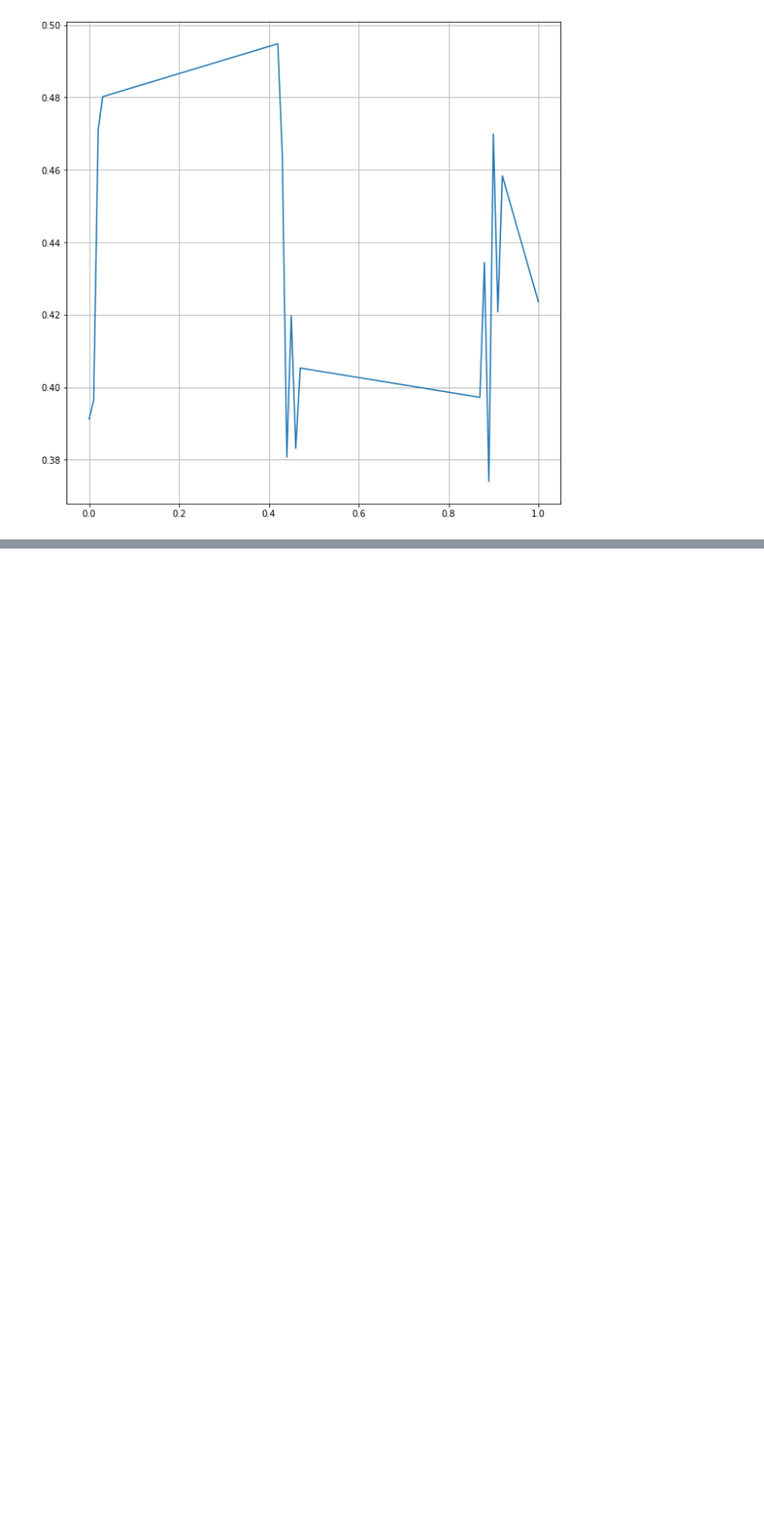
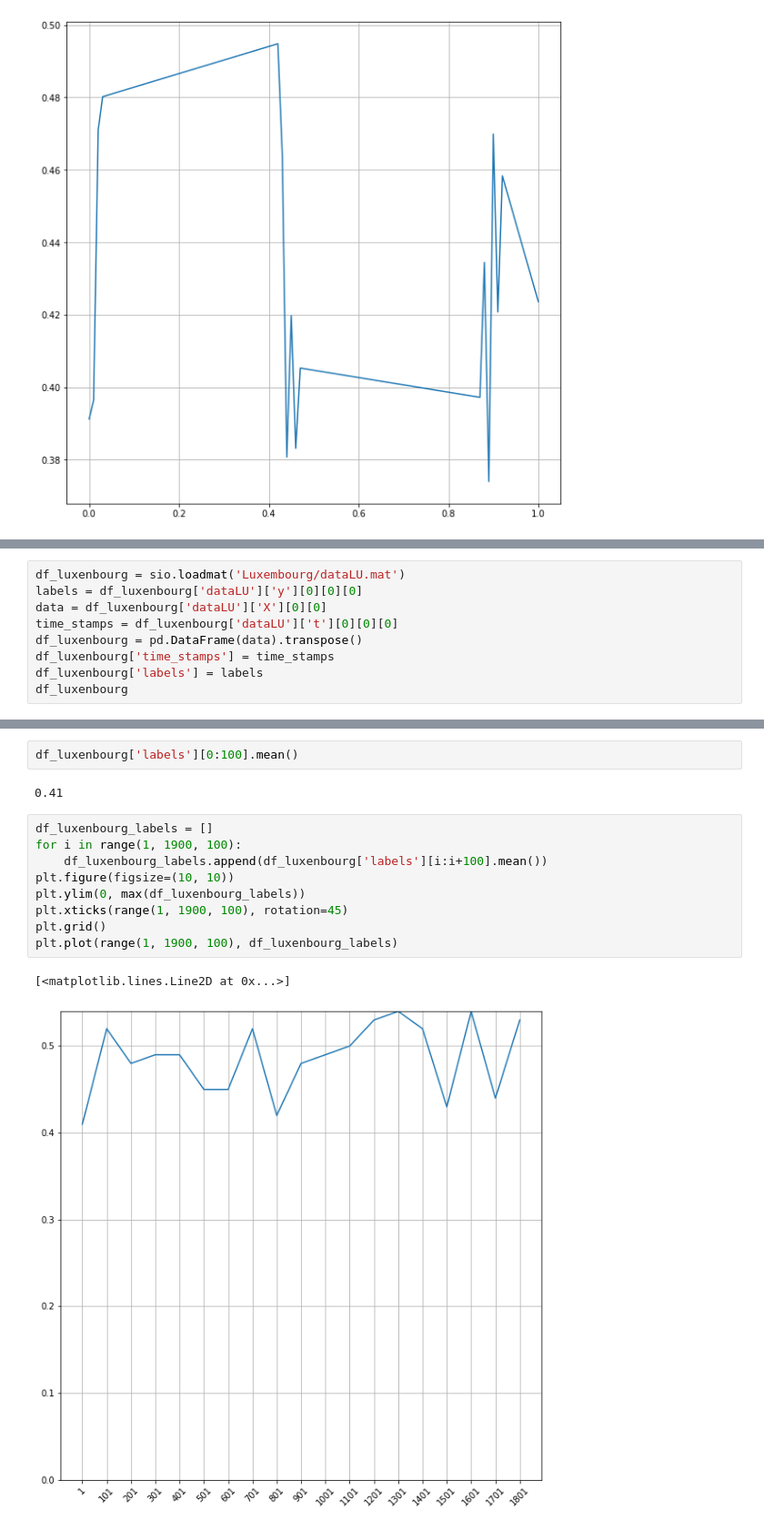
Before and after one commit to Dionidgy/ML, a Jupyter notebook: lifelong/lifelong.ipynb, the cells around one changed output, grey strips where cells are left out. Shown: that part at 91% size. Drawn from its saved outputs; the diff is of its cells as text; blank space fills up the shorter version.

```diff
--- a/lifelong/lifelong.ipynb
+++ b/lifelong/lifelong.ipynb
@@ -533,0 +599,9 @@ KeyError: 'perc'
+# %%
+df_luxenbourg = sio.loadmat('Luxembourg/dataLU.mat')
+labels = df_luxenbourg['dataLU']['y'][0][0][0]
+data = df_luxenbourg['dataLU']['X'][0][0]
+time_stamps = df_luxenbourg['dataLU']['t'][0][0][0]
+df_luxenbourg = pd.DataFrame(data).transpose()
+df_luxenbourg['time_stamps'] = time_stamps
+df_luxenbourg['labels'] = labels
+df_luxenbourg
@@ -533,0 +622,16 @@ KeyError: 'perc'
+# %%
+df_luxenbourg['labels'][0:100].mean()
+# %% [output]
+0.41
+# %%
+df_luxenbourg_labels = []
+for i in range(1, 1900, 100):
+    df_luxenbourg_labels.append(df_luxenbourg['labels'][i:i+100].mean())
+plt.figure(figsize=(10, 10))
+plt.ylim(0, max(df_luxenbourg_labels))
+plt.xticks(range(1, 1900, 100), rotation=45)
+plt.grid()
+plt.plot(range(1, 1900, 100), df_luxenbourg_labels)
+# %% [output]
+[<matplotlib.lines.Line2D at 0x...>]
+[figure, added]
```
Also changed, not shown: parts of 9 cells of this notebook.
